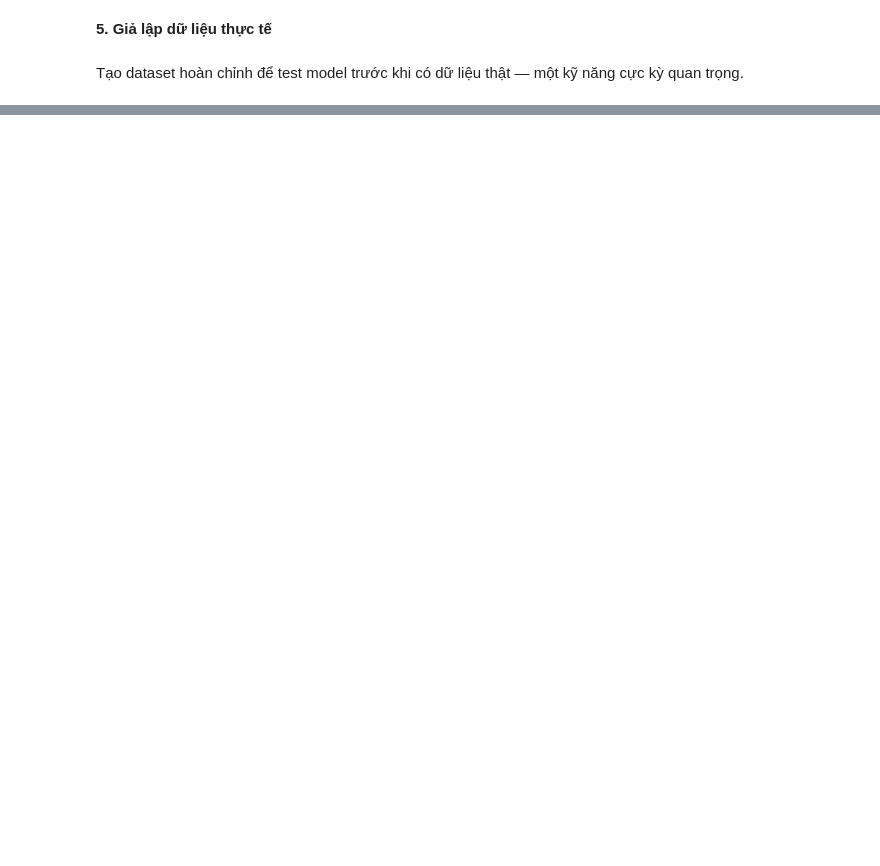
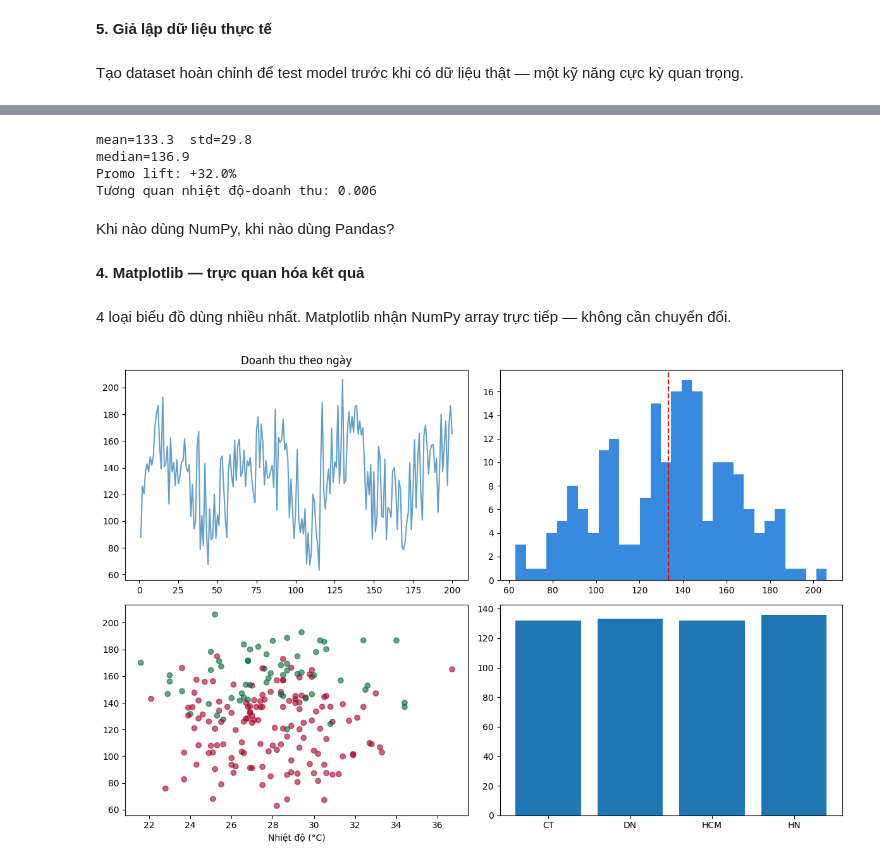
Before and after one commit to Tuongtapcode/data-analysis-learning, a Jupyter notebook: Python/numpy.ipynb, the cells around one changed output, grey strips where cells are left out. Drawn from its saved outputs; the diff is of its cells as text; code cells hidden in the pictures; blank space fills up the shorter version.

```diff
--- a/Python/numpy.ipynb
+++ b/Python/numpy.ipynb
@@ -380,0 +540,22 @@ sales  = trend + season + noise
+# %%
+# 1. Kiểm tra tổng quan
+df.info()
+df.isnull().sum()         # NaN theo cột
+df.describe()             # thống kê cơ bản
+
+# 2. Xử lý NaN — 3 cách phổ biến
+df['revenue'].fillna(df['revenue'].median(), inplace=True)
+df['temp'].fillna(method='ffill', inplace=True)   # forward fill
+df.dropna(inplace=True)                            # xóa hàng
+
+# 3. Phát hiện outlier bằng NumPy (Z-score)
+arr = df['revenue'].values          # → ndarray
+mu, sigma = arr.mean(), arr.std()
+z_scores  = np.abs((arr - mu) / sigma)
+outliers  = df[z_scores > 3]        # |z| > 3 là outlier
+
+# 4. Clip outlier thay vì xóa
+df['revenue'] = np.clip(arr, mu - 3*sigma, mu + 3*sigma)
+
+# 5. Đúng kiểu dữ liệu
+df['promo'] = df['promo'].astype(np.int8)   # tiết kiệm RAM
@@ -380,0 +598,30 @@ sales  = trend + season + noise
+# %%
+arr = df['revenue'].values    # DataFrame → ndarray
+temp_arr = df['temp'].values
+promo_arr = df['promo'].values
+
+# Thống kê mô tả
+print(f"mean={arr.mean():.1f}  std={arr.std():.1f}")
+print(f"median={np.median(arr):.1f}")
+np.percentile(arr, [25, 50, 75])   # IQR
+
+# Phân tích theo nhóm — kết hợp boolean mask
+mask_promo = promo_arr == 1
+rev_promo   = arr[mask_promo].mean()     # có KM
+rev_nopromo = arr[~mask_promo].mean()    # không KM
+lift = (rev_promo - rev_nopromo) / rev_nopromo * 100
+print(f"Promo lift: +{lift:.1f}%")
+
+# Tương quan NumPy
+corr = np.corrcoef(temp_arr, arr)[0,1]
+print(f"Tương quan nhiệt độ-doanh thu: {corr:.3f}")
+
+# Chuẩn hóa min-max
+arr_norm = (arr - arr.min()) / (arr.max() - arr.min())
+# %% [output]
+mean=133.3  std=29.8
+median=136.9
+Promo lift: +32.0%
+Tương quan nhiệt độ-doanh thu: 0.006
+# %% [markdown]
+Khi nào dùng NumPy, khi nào dùng Pandas?
@@ -380,0 +636,28 @@ sales  = trend + season + noise
+# %% [markdown]
+**4. Matplotlib — trực quan hóa kết quả**
+# %% [markdown]
+4 loại biểu đồ dùng nhiều nhất. Matplotlib nhận NumPy array trực tiếp — không cần chuyển đổi.
+# %%
+fig, axes = plt.subplots(2, 2, figsize=(12, 8))
+
+# 1. Line chart — xu hướng theo thời gian
+axes[0,0].plot(df['day'], df['revenue'], alpha=0.7)
+axes[0,0].set_title('Doanh thu theo ngày')
+
+# 2. Histogram — phân phối
+axes[0,1].hist(df['revenue'].values, bins=30, color='#378ADD')
+axes[0,1].axvline(df['revenue'].mean(), color='red', ls='--')
+
+# 3. Scatter — tương quan nhiệt độ vs doanh thu
+axes[1,0].scatter(df['temp'], df['revenue'],
+                  c=df['promo'], cmap='RdYlGn', alpha=0.6)
+axes[1,0].set_xlabel('Nhiệt độ (°C)')
+
+# 4. Bar chart — doanh thu trung bình theo vùng
+region_mean = df.groupby('region')['revenue'].mean()
+axes[1,1].bar(region_mean.index, region_mean.values)
+
+plt.tight_layout()
+plt.savefig('analysis.png', dpi=150)
+# %% [output]
+[figure, added]
```
Also changed, not shown: parts of 69 cells of this notebook.
